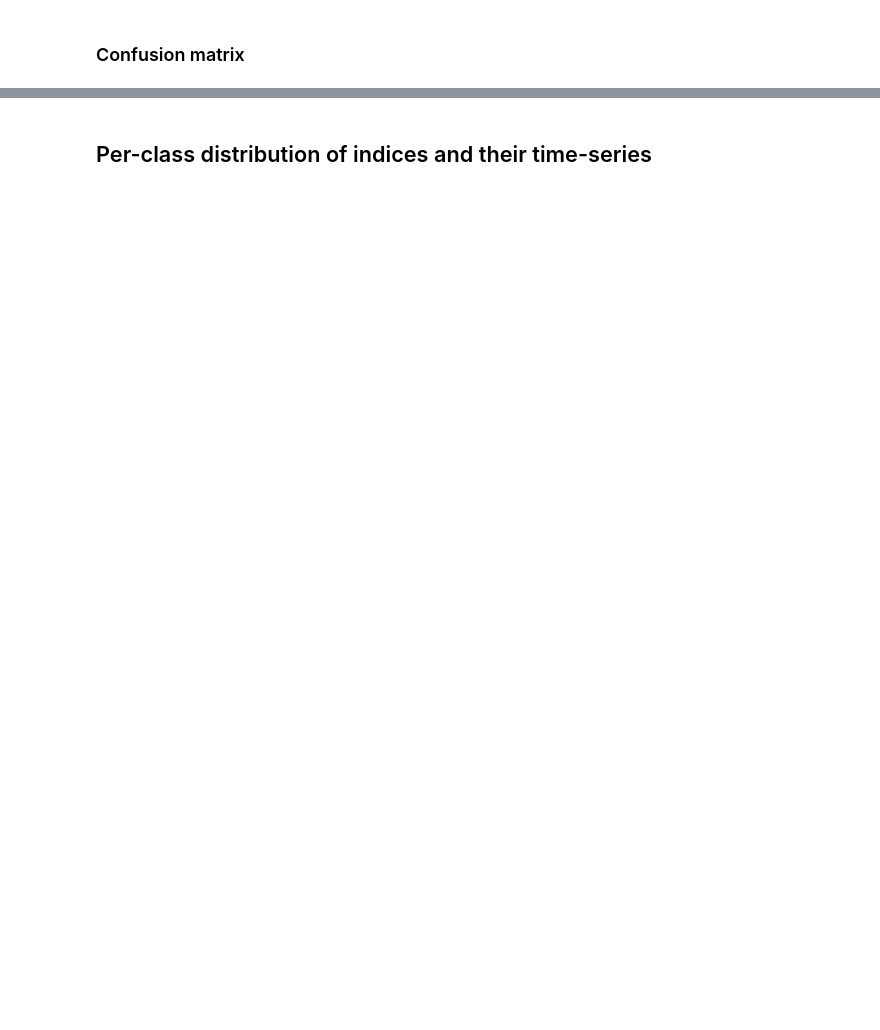
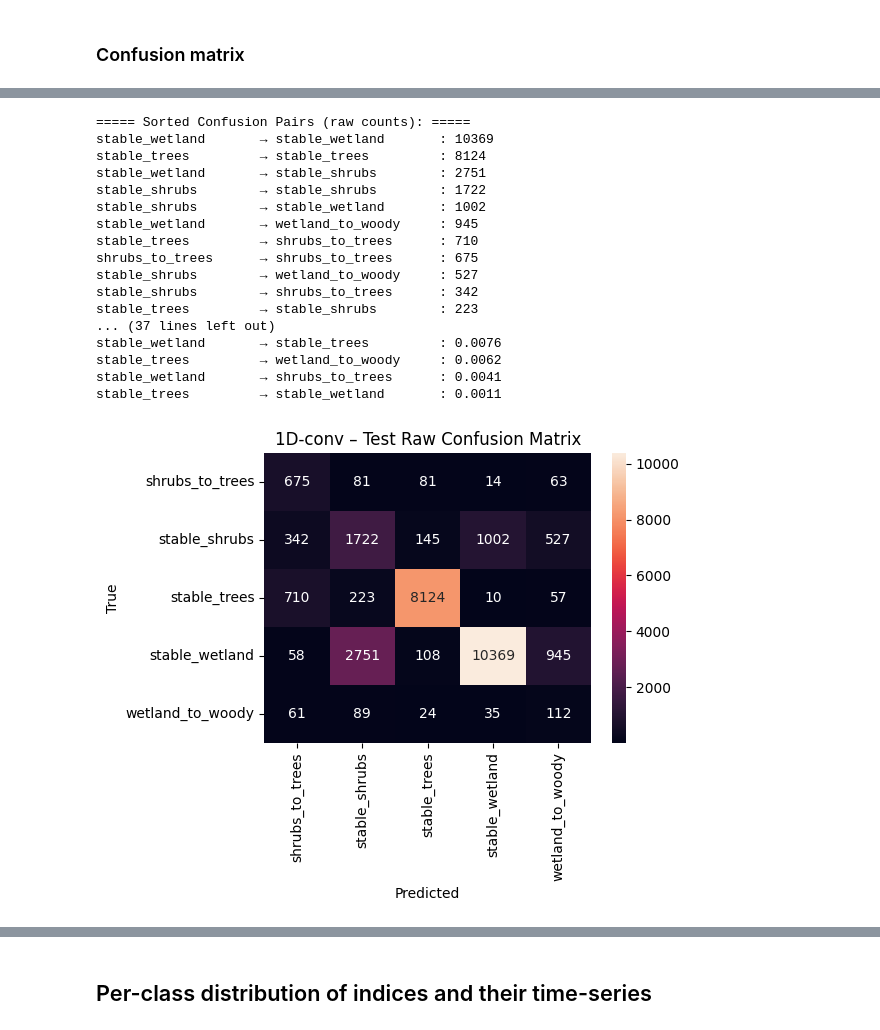
Before and after one commit to jjkiljanski/biebrza-shrub-encroachment-analysis, a Jupyter notebook: ml_model_training.ipynb, the cells around one changed output, grey strips where cells are left out. Cells and saved outputs as stored; diff of their text form; code cells hidden in the pictures; blank space fills up the shorter version.

```diff
--- a/ml_model_training.ipynb
+++ b/ml_model_training.ipynb
@@ -409,18 +404,18 @@ device = torch.device('cuda' if torch.cuda.is_available() else 'cpu')
 print('Using device:', device)
 
 class Conv1DClassifier(nn.Module):
-    def __init__(self, seq_len, num_classes):
+    def __init__(self, seq_len, num_classes, in_channels):
         super().__init__()
         self.seq_len = seq_len
-        self.conv1 = nn.Conv1d(in_channels=3, out_channels=32, kernel_size=3, padding=1)
-        self.conv2 = nn.Conv1d(in_channels=32, out_channels=64, kernel_size=3, padding=1)
+        self.conv1 = nn.Conv1d(in_channels=in_channels, out_channels=32, kernel_size=3, padding=1)
+        self.conv2 = nn.Conv1d(in_channels=32,        out_channels=64, kernel_size=3, padding=1)
         self.relu = nn.ReLU()
         self.pool = nn.AdaptiveAvgPool1d(1)  # global average pooling over time
-        self.fc = nn.Linear(64, num_classes)
+        self.fc   = nn.Linear(64, num_classes)
 
     def forward(self, x):
         # x: [B, T, C]
-        x = x.permute(0, 2, 1)  # [B, C, T]
+        x = x.permute(0, 2, 1)   # [B, C, T]
         x = self.relu(self.conv1(x))
         x = self.relu(self.conv2(x))
         x = self.pool(x).squeeze(-1)  # [B, 64]
@@ -440,8 +435,8 @@ class LSTMClassifier(nn.Module):
 
     def forward(self, x):
         # x: [B, T, C]
-        out, (h_n, c_n) = self.lstm(x)  # h_n: [num_layers, B, H]
-        last_hidden = h_n[-1]           # [B, H]
+        out, (h_n, c_n) = self.lstm(x)   # h_n: [num_layers, B, H]
+        last_hidden = h_n[-1]            # [B, H]
         logits = self.fc(last_hidden)
         return logits
 # %% [output]
@@ -786,0 +799,21 @@ plt.show()
+# %%
+compute_and_plot_cms(y_true_conv, y_pred_conv, '1D-conv')
+# %% [output]
+===== Sorted Confusion Pairs (raw counts): =====
+stable_wetland       → stable_wetland       : 10369
+stable_trees         → stable_trees         : 8124
+stable_wetland       → stable_shrubs        : 2751
+stable_shrubs        → stable_shrubs        : 1722
+stable_shrubs        → stable_wetland       : 1002
+stable_wetland       → wetland_to_woody     : 945
+stable_trees         → shrubs_to_trees      : 710
+shrubs_to_trees      → shrubs_to_trees      : 675
+stable_shrubs        → wetland_to_woody     : 527
+stable_shrubs        → shrubs_to_trees      : 342
+stable_trees         → stable_shrubs        : 223
+... (37 lines left out)
+stable_wetland       → stable_trees         : 0.0076
+stable_trees         → wetland_to_woody     : 0.0062
+stable_wetland       → shrubs_to_trees      : 0.0041
+stable_trees         → stable_wetland       : 0.0011
+[figure, added]
```
Also changed, not shown: parts of 37 cells of this notebook.
